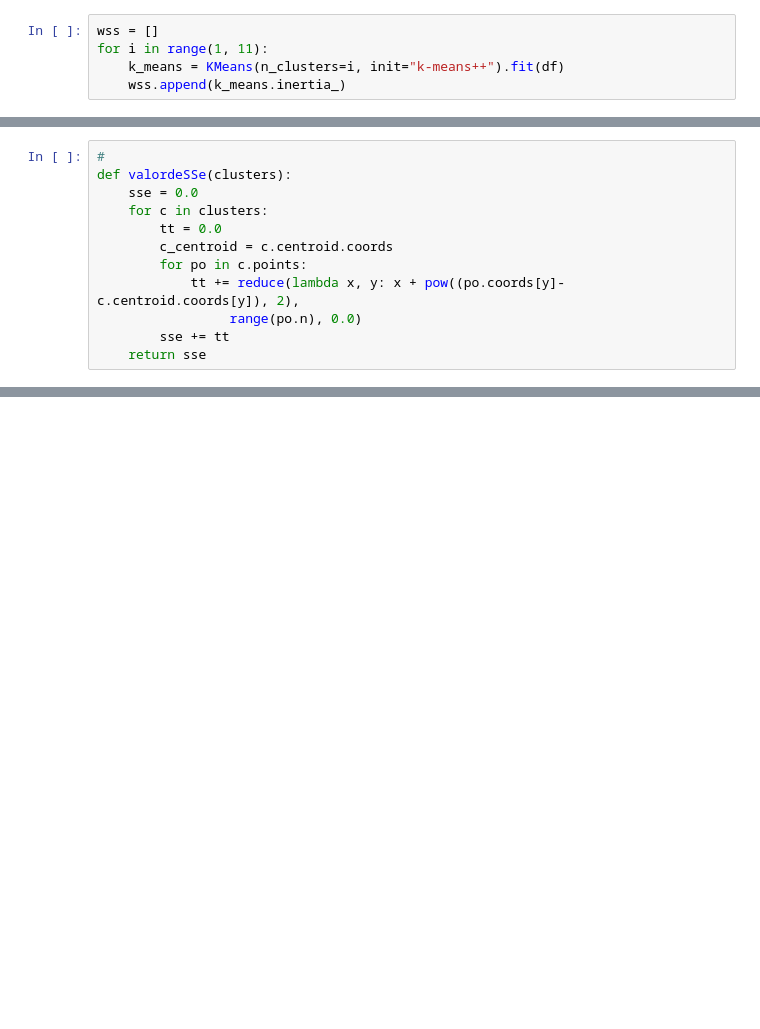
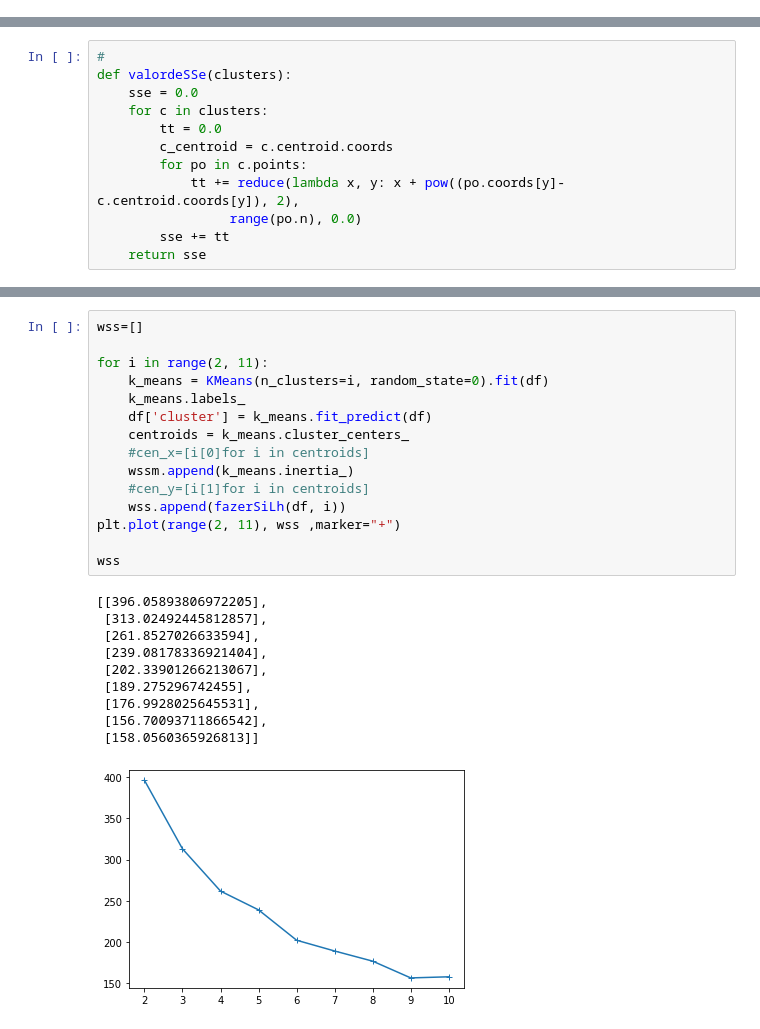
Before and after one commit to Quebec-Eric/4Periodo, a Jupyter notebook: IA/IA/KM.ipynb, the cells around one changed output, grey strips where cells are left out. Cells and saved outputs as stored; diff of their text form; blank space fills up the shorter version.

```diff
--- a/IA/IA/KM.ipynb
+++ b/IA/IA/KM.ipynb
@@ -109,8 +111,3 @@ df2.shape
 (146, 4)
 # %%
 td2 = td[(td.sepalwidth > LowrL) & (td.sepalwidth < UperL)]
-# %%
-wss = []
-for i in range(1, 11):
-    k_means = KMeans(n_clusters=i, init="k-means++").fit(df)
-    wss.append(k_means.inertia_)
@@ -181,0 +175,26 @@ td.to_csv("nomeDoCSV2.csv")
+# %%
+wss=[]
+
+for i in range(2, 11):
+    k_means = KMeans(n_clusters=i, random_state=0).fit(df)
+    k_means.labels_
+    df['cluster'] = k_means.fit_predict(df)
+    centroids = k_means.cluster_centers_
+    #cen_x=[i[0]for i in centroids]
+    wssm.append(k_means.inertia_)
+    #cen_y=[i[1]for i in centroids]
+    wss.append(fazerSiLh(df, i))
+plt.plot(range(2, 11), wss ,marker="+")
+
+wss
+# %% [output]
+[[396.05893806972205],
+ [313.02492445812857],
+ [261.8527026633594],
+ [239.08178336921404],
+ [202.33901266213067],
+ [189.275296742455],
+ [176.9928025645531],
+ [156.70093711866542],
+ [158.0560365926813]]
+[figure, added]
```
Also changed, not shown: parts of 9 cells of this notebook, 1 other file.
